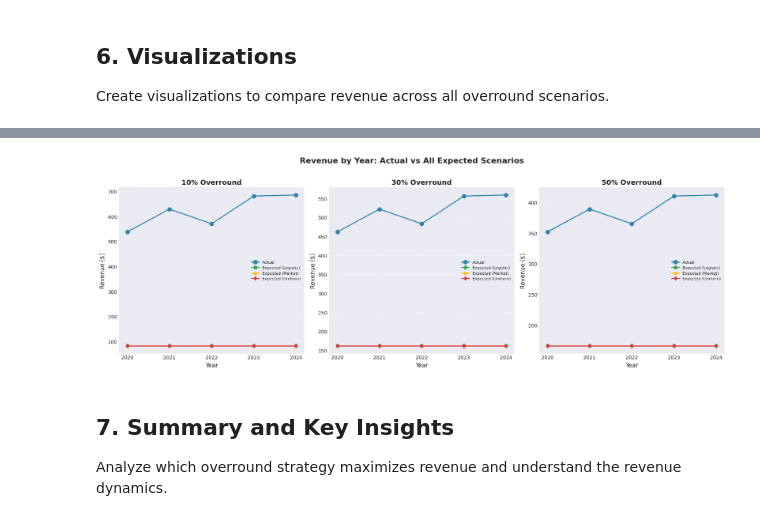
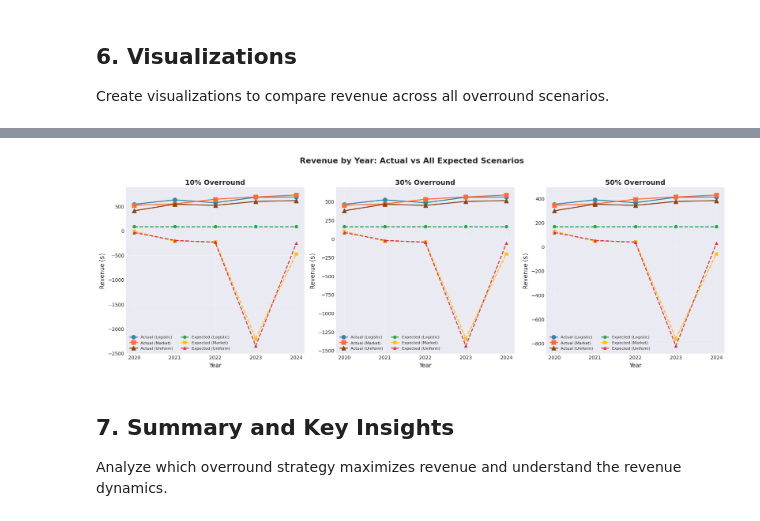
Before and after one commit to Carlos-Elias-Riv/oscar-data-driven-decisions, a Jupyter notebook: overround_analysis.ipynb, the cells around one changed output, grey strips where cells are left out. Drawn from its saved outputs; the diff is of its cells as text; code cells hidden in the pictures.

```diff
--- a/overround_analysis.ipynb
+++ b/overround_analysis.ipynb
@@ -217,6 +222,7 @@ Calculate the expected revenue based on three probability sources:
 3. **Uniform Probability** (Worst Case): No information, equal probability for all nominees (1/n)
 # %%
 # Calculate expected revenue for each overround scenario using all three probability sources
+# Each probability source uses its own fair_odds column for correct overround calculation
 # Dictionary structure: {label: {'logistic': df, 'market': df, 'uniform': df}}
 expected_revenue_results = {}
 expected_revenue_logistic = {}
@@ -241,7 +247,7 @@ for overround, bettors, label in overround_scenarios:
             total_bettors=bettors,
             bet_amount=BET_AMOUNT,
             probability_col=prob_col,
-            fair_odds_col=fair_odds_col
+            fair_odds_col='fair_odds_logistic'  # Use the corresponding fair_odds for each probability model
         )
         result_dict[label] = expected_df
 
@@ -427,39 +455,47 @@ plt.show()
 # %%
 # Revenue by Year comparison - Actual vs Expected for selected overrounds
 # Select a few representative overround levels for clarity
 selected_overrounds = [('10%', 0.10), ('30%', 0.30), ('50%', 0.50)]
-years = actual_revenue_results[overround_scenarios[0][2]]['Year'].values
+years = actual_revenue_multiple_models['fair_odds_logistic'][overround_scenarios[0][2]]['Year'].values
 
 fig, axes = plt.subplots(1, 3, figsize=(18, 6))
 
 for ax_idx, (or_label, or_value) in enumerate(selected_overrounds):
     ax = axes[ax_idx]
     label = f"{int(or_value*100)}% Overround"
 
-    # Actual revenue
-    actual_revenues = actual_revenue_results[label]['Revenue'].values
+    # Actual revenues for all three scenarios
+    actual_revenues_logistic = actual_revenue_multiple_models['fair_odds_logistic'][label]['Revenue'].values
+    actual_revenues_market = actual_revenue_multiple_models['fair_odds_market'][label]['Revenue'].values
+    actual_revenues_uniform = actual_revenue_multiple_models['fair_odds_uniform'][label]['Revenue'].values
+
     # Expected revenues for all three scenarios
     logistic_revenues = expected_revenue_results['logistic'][label]['Expected_Revenue'].values
     market_revenues = expected_revenue_results['market'][label]['Expected_Revenue'].values
     uniform_revenues = expected_revenue_results['uniform'][label]['Expected_Revenue'].values
 
-    ax.plot(years, actual_revenues, marker='o', linewidth=2, label='Actual', color='#2E86AB', markersize=8)
-    ax.plot(years, logistic_revenues, marker='s', linewidth=2, label='Expected (Logistic)', color='#28A745', markersize=6)
-    ax.plot(years, market_revenues, marker='^', linewidth=2, label='Expected (Market)', color='#FFC107', markersize=6)
-    ax.plot(years, uniform_revenues, marker='d', linewidth=2, label='Expected (Uniform)', color='#DC3545', markersize=6)
+    # Plot actual revenues
+    ax.plot(years, actual_revenues_logistic, marker='o', linewidth=2, label='Actual (Logistic)', color='#2E86AB', markersize=8)
+    ax.plot(years, actual_revenues_market, marker='s', linewidth=2, label='Actual (Market)', color='#FF6B35', markersize=8)
+    ax.plot(years, actual_revenues_uniform, marker='^', linewidth=2, label='Actual (Uniform)', color='#8B4513', markersize=8)
+
+    # Plot expected revenues with dashed lines
+    ax.plot(years, logistic_revenues, marker='o', linewidth=2, linestyle='--', label='Expected (Logistic)', color='#28A745', markersize=6)
+    ax.plot(years, market_revenues, marker='s', linewidth=2, linestyle='--', label='Expected (Market)', color='#FFC107', markersize=6)
+    ax.plot(years, uniform_revenues, marker='^', linewidth=2, linestyle='--', label='Expected (Uniform)', color='#DC3545', markersize=6)
 
     ax.set_xlabel('Year', fontsize=12)
     ax.set_ylabel('Revenue ($)', fontsize=12)
     ax.set_title(f'{label}', fontsize=14, fontweight='bold')
-    ax.legend(fontsize=8)
+    ax.legend(fontsize=8, ncol=2)
     ax.grid(alpha=0.3)
     ax.set_xticks(years)
 
 plt.suptitle('Revenue by Year: Actual vs All Expected Scenarios', fontsize=16, fontweight='bold', y=1.02)
 plt.tight_layout()
 plt.show()
 # %% [output]
-[figure, old version]
+[figure, new version]
 # %% [markdown]
 ## 7. Summary and Key Insights
 
```
Also changed, not shown: parts of 8 cells of this notebook, 2 other files.
